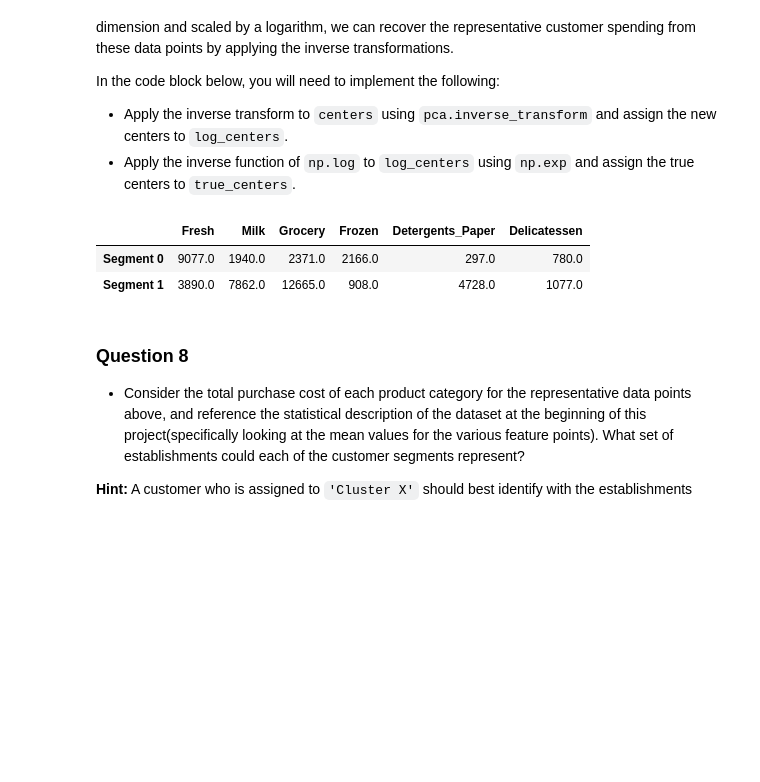
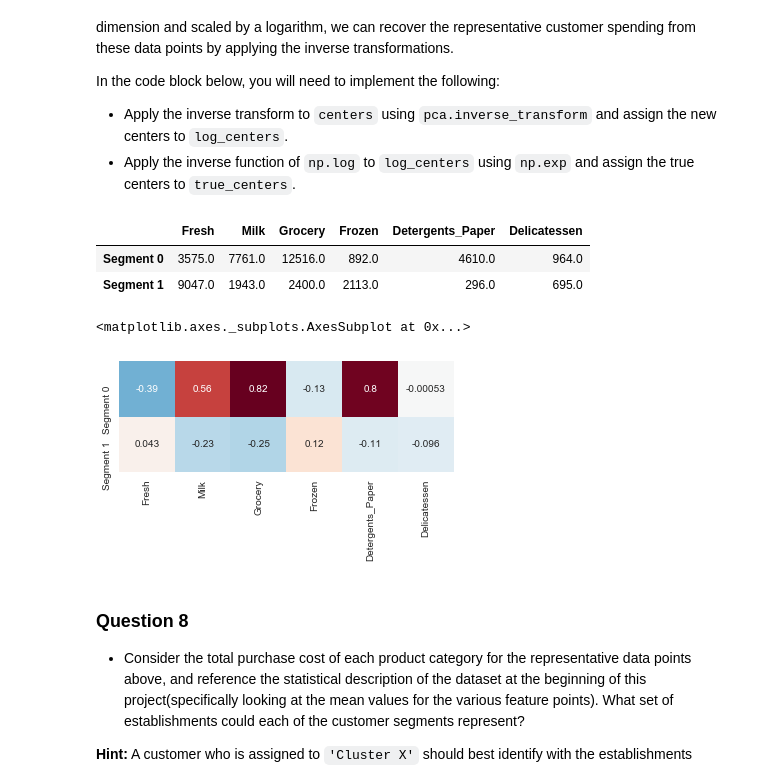
Before and after one commit to BoardzMaster/machine-learning-master, a Jupyter notebook: projects/customer_segments/customer_segments.ipynb, the cells around one changed output. Cells and saved outputs as stored; diff of their text form; code cells hidden in the pictures; blank space fills up the shorter version.

```diff
--- a/projects/customer_segments/customer_segments.ipynb
+++ b/projects/customer_segments/customer_segments.ipynb
@@ -210,10 +233,10 @@ Once you have performed this implementation, the dataset will be stored in the v
 for feature in log_data.keys():
 
     # TODO: Calculate Q1 (25th percentile of the data) for the given feature
-    Q1 = np.percentile(log_data,25)
+    Q1 = np.percentile(log_data[feature],25)
 
     # TODO: Calculate Q3 (75th percentile of the data) for the given feature
-    Q3 = np.percentile(log_data,75)
+    Q3 = np.percentile(log_data[feature],75)
 
     # TODO: Use the interquartile range to calculate an outlier step (1.5 times the interquartile range)
     step = 1.5*(Q3-Q1)
@@ -226,7 +249,12 @@ for feature in log_data.keys():
 outliers  = [log_data[~((log_data[feature] >= Q1 - step) & (log_data[feature] <= Q3 + step))].index.values]
 
 # Remove the outliers, if any were specified
-good_data = log_data.drop(log_data.index[outliers]).reset_index(drop = True)
+##good_data = log_data.drop(log_data.index[outliers]).reset_index(drop = True)
+good_data = log_data.drop(log_data.index[65]).reset_index(drop = True)
+good_data = log_data.drop(log_data.index[66]).reset_index(drop = True)
+good_data = log_data.drop(log_data.index[75]).reset_index(drop = True)
+good_data = log_data.drop(log_data.index[128]).reset_index(drop = True)
+good_data = log_data.drop(log_data.index[154]).reset_index(drop = True)
 # %% [output]
 Data points considered outliers for the feature 'Fresh':
 |  | Fresh | Milk | Grocery | Frozen | Detergents_Paper | Delicatessen |
@@ -427,7 +470,7 @@ from sklearn.cluster import KMeans
 from sklearn.metrics import  silhouette_score
 
 # TODO: Apply your clustering algorithm of choice to the reduced data
-clusterer = KMeans(n_clusters=4, random_state=10).fit(reduced_data)
+clusterer = KMeans(n_clusters=2, random_state=10).fit(reduced_data)
 
 # TODO: Predict the cluster for each data point
 preds =  clusterer.predict(reduced_data)
@@ -477,19 +520,24 @@ In the code block below, you will need to implement the following:
 # %%
 # TODO: Inverse transform the centers
 log_centers = pca.inverse_transform(centers)
 
 # TODO: Exponentiate the centers
 true_centers = np.exp(log_centers)
 
 # Display the true centers
 segments = ['Segment {}'.format(i) for i in range(0,len(centers))]
 true_centers = pd.DataFrame(np.round(true_centers), columns = data.keys())
 true_centers.index = segments
 display(true_centers)
+
+sns.heatmap((true_centers-data.median())/data.std(ddof=0),
+            square=True, annot=True, cbar=False)
 # %% [output]
 |  | Fresh | Milk | Grocery | Frozen | Detergents_Paper | Delicatessen |
-| Segment 0 | 9077.0 | 1940.0 | 2371.0 | 2166.0 | 297.0 | 780.0 |
-| Segment 1 | 3890.0 | 7862.0 | 12665.0 | 908.0 | 4728.0 | 1077.0 |
+| Segment 0 | 3575.0 | 7761.0 | 12516.0 | 892.0 | 4610.0 | 964.0 |
+| Segment 1 | 9047.0 | 1943.0 | 2400.0 | 2113.0 | 296.0 | 695.0 |
+<matplotlib.axes._subplots.AxesSubplot at 0x...>
+[figure, added]
 # %% [markdown]
 ### Question 8
 
```
Also changed, not shown: parts of 19 cells of this notebook, 2 other files.
